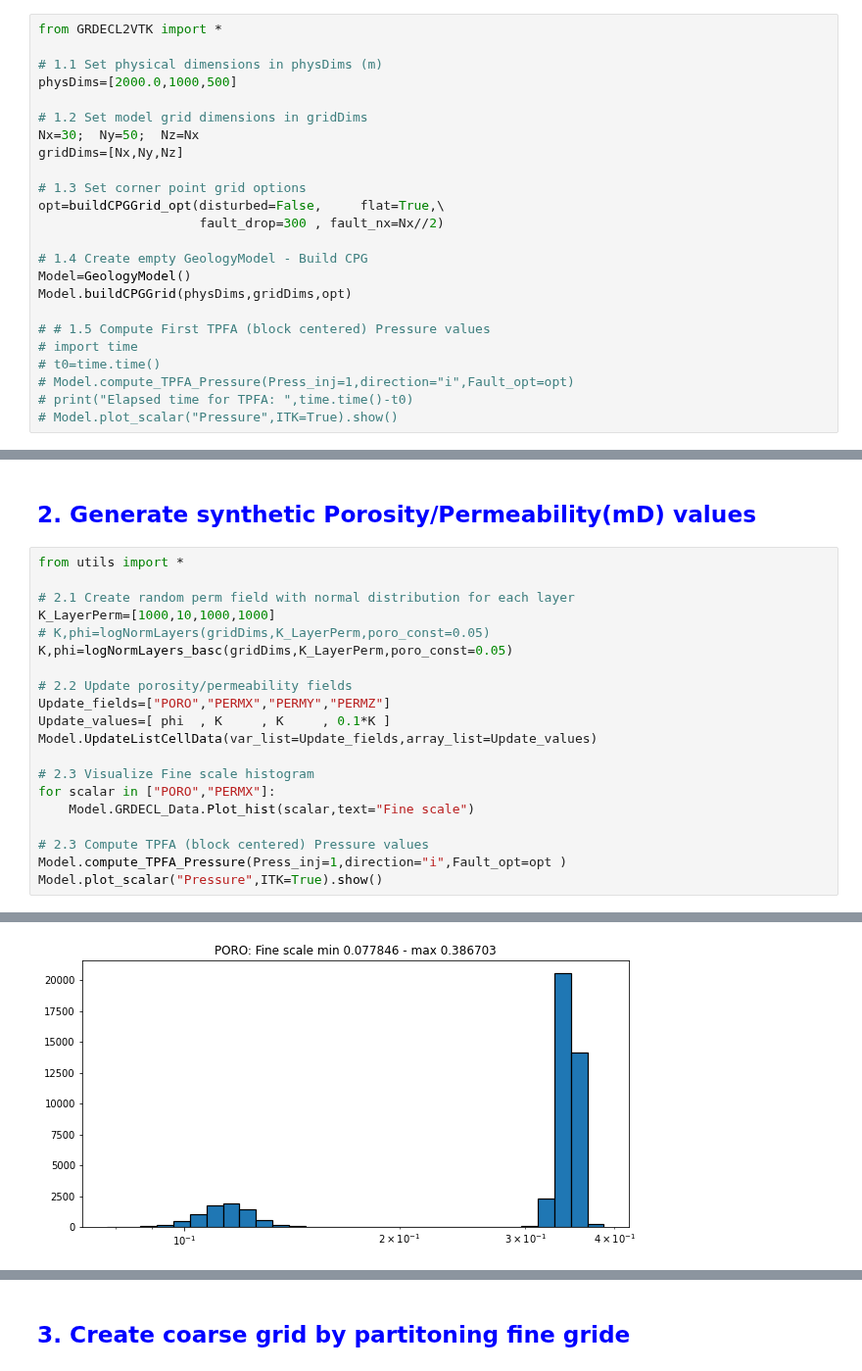
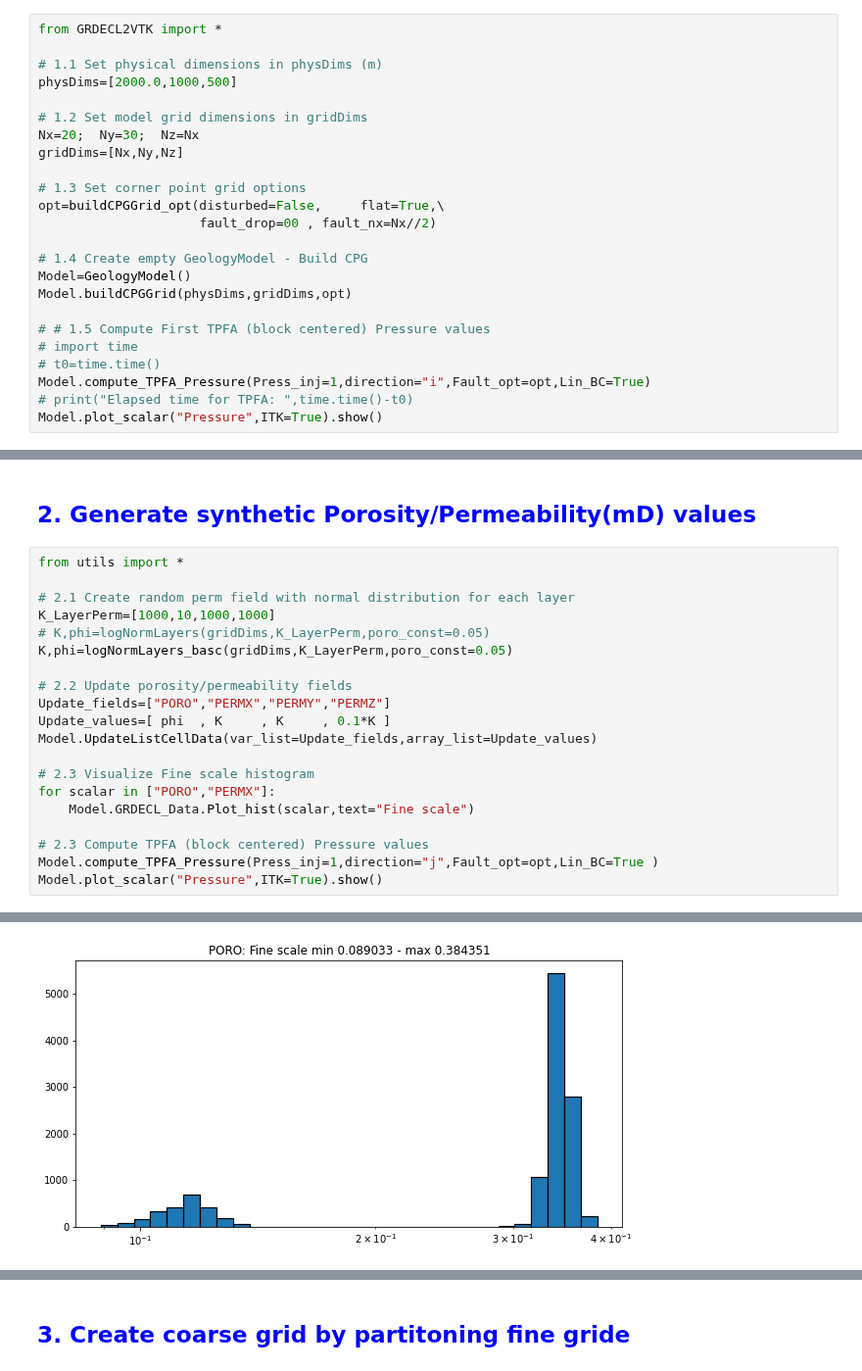
Before and after one commit to BinWang0213/PyGRDECL, a Jupyter notebook: Upscaling_Simplecrdecl.ipynb, the cells around one changed output, grey strips where cells are left out. Shown at 98% size. Cells and saved outputs as stored; diff of their text form.

```diff
--- a/Upscaling_Simplecrdecl.ipynb
+++ b/Upscaling_Simplecrdecl.ipynb
@@ -11,12 +11,12 @@ from GRDECL2VTK import *
 physDims=[2000.0,1000,500]
 
 # 1.2 Set model grid dimensions in gridDims
-Nx=30;  Ny=50;  Nz=Nx
+Nx=20;  Ny=30;  Nz=Nx
 gridDims=[Nx,Ny,Nz]
 
 # 1.3 Set corner point grid options
 opt=buildCPGGrid_opt(disturbed=False,     flat=True,\
-                     fault_drop=300 , fault_nx=Nx//2)
+                     fault_drop=00 , fault_nx=Nx//2)
 
 # 1.4 Create empty GeologyModel - Build CPG
 Model=GeologyModel()
@@ -25,9 +25,9 @@ Model.buildCPGGrid(physDims,gridDims,opt)
 # # 1.5 Compute First TPFA (block centered) Pressure values
 # import time
 # t0=time.time()
-# Model.compute_TPFA_Pressure(Press_inj=1,direction="i",Fault_opt=opt)
+Model.compute_TPFA_Pressure(Press_inj=1,direction="i",Fault_opt=opt,Lin_BC=True)
 # print("Elapsed time for TPFA: ",time.time()-t0)
-# Model.plot_scalar("Pressure",ITK=True).show()
+Model.plot_scalar("Pressure",ITK=True).show()
 # %% [output]
      Creating Grid:
        Type: CornerPoint Grid
@@ -39,28 +46,28 @@ Model.buildCPGGrid(physDims,gridDims,opt)
 # %%
 from utils import *
 
 # 2.1 Create random perm field with normal distribution for each layer
 K_LayerPerm=[1000,10,1000,1000]
 # K,phi=logNormLayers(gridDims,K_LayerPerm,poro_const=0.05)
 K,phi=logNormLayers_basc(gridDims,K_LayerPerm,poro_const=0.05)
 
 # 2.2 Update porosity/permeability fields
 Update_fields=["PORO","PERMX","PERMY","PERMZ"]
 Update_values=[ phi  , K     , K     , 0.1*K ]
 Model.UpdateListCellData(var_list=Update_fields,array_list=Update_values)
 
 # 2.3 Visualize Fine scale histogram
 for scalar in ["PORO","PERMX"]:
     Model.GRDECL_Data.Plot_hist(scalar,text="Fine scale")
 
 # 2.3 Compute TPFA (block centered) Pressure values
-Model.compute_TPFA_Pressure(Press_inj=1,direction="i",Fault_opt=opt )
+Model.compute_TPFA_Pressure(Press_inj=1,direction="j",Fault_opt=opt,Lin_BC=True )
 Model.plot_scalar("Pressure",ITK=True).show()
 # %% [output]
 [logNormLayers] Filling K and Phi Z layers with log normal distributions
 [logNormLayers] Done
 [UpdateListCellData] varname:PORO
 [UpdateListCellData] varname:PERMX
 [UpdateListCellData] varname:PERMY
 [UpdateListCellData] varname:PERMZ
-[figure, old version]
+[figure, new version]
```
Also changed, not shown: parts of 7 cells of this notebook, 3 other files.
